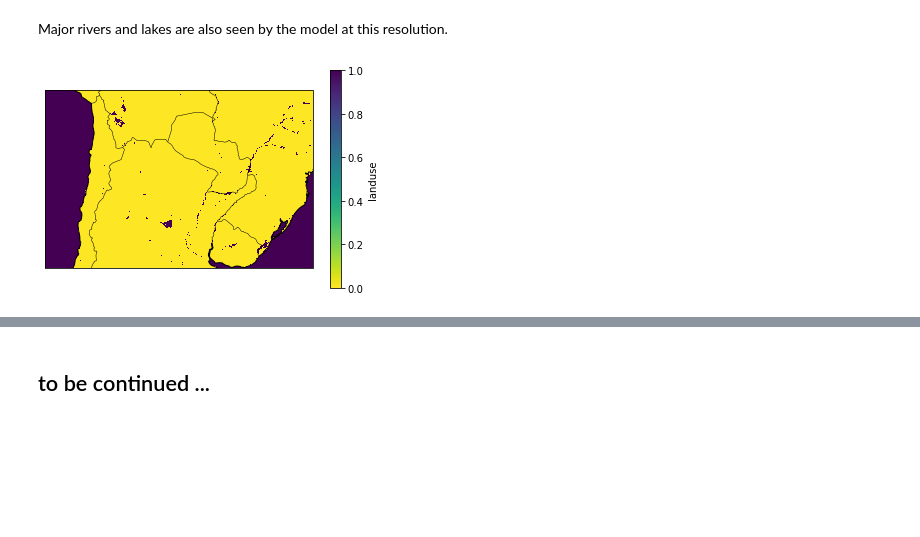
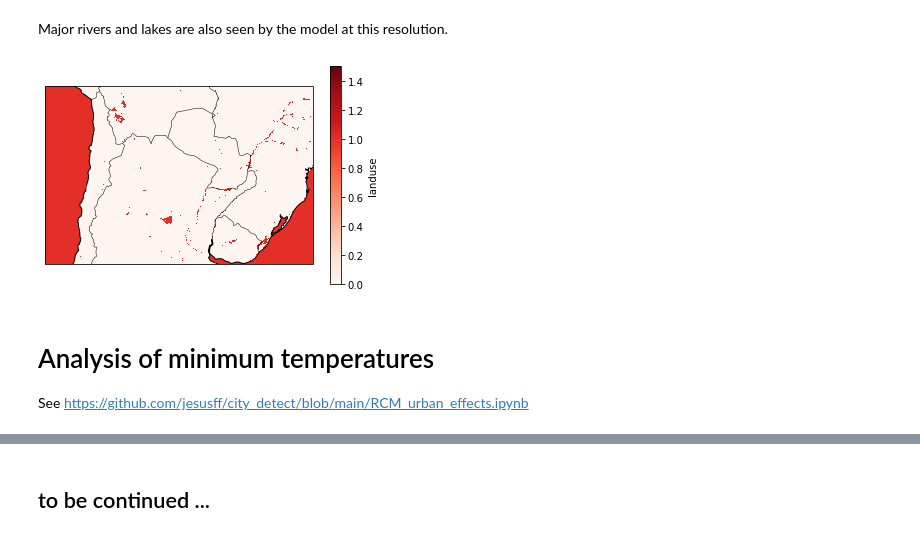
Before and after one commit to jesusff/fps-sesa-analyses, a Jupyter notebook: sesa_cities.ipynb, the cells around one changed output, grey strips where cells are left out. Drawn from its saved outputs; the diff is of its cells as text; code cells hidden in the pictures; blank space fills up the shorter version.

```diff
--- a/sesa_cities.ipynb
+++ b/sesa_cities.ipynb
@@ -49,10 +67,14 @@ Major rivers and lakes are also seen by the model at this resolution.
 # %%
 p = (ds.landuse == MODIS_LAND_USE['Water bodies']).plot(
     transform = ccrs.PlateCarree(),
     subplot_kws = dict(projection=ccrs.PlateCarree()),
-    cmap = cm.viridis_r
+    cmap = cm.Reds, vmax = 1.5
 )
 fa = p.axes.add_feature(cfea.COASTLINE, linewidth=1)
 fa = p.axes.add_feature(cfea.BORDERS, linewidth=0.5)
 # %% [output]
-[figure, old version]
+[figure, new version]
+# %% [markdown]
+# Analysis of minimum temperatures
+
+See https://github.com/jesusff/city_detect/blob/main/RCM_urban_effects.ipynb
```
Also changed, not shown: parts of 10 cells of this notebook.
